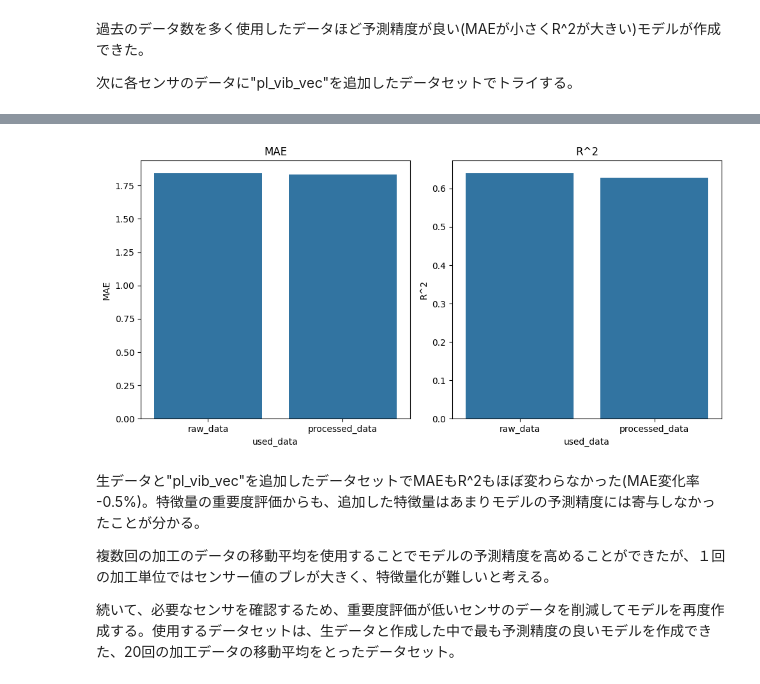
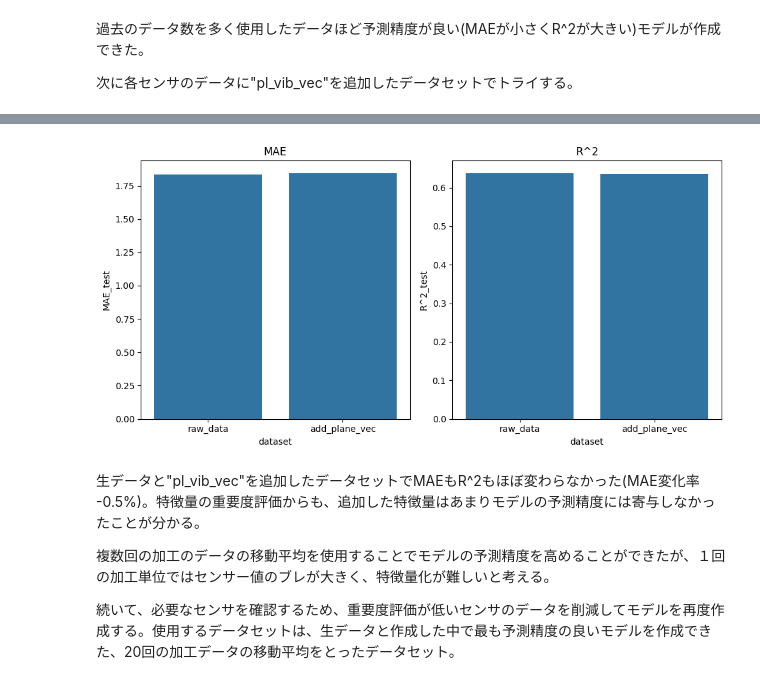
Before and after one commit to kenta-kawahata/manufacturing-data-analysis, a Jupyter notebook: notebooks/modeling.ipynb, the cells around one changed output, grey strips where cells are left out. Drawn from its saved outputs; the diff is of its cells as text; code cells hidden in the pictures.

```diff
--- a/notebooks/modeling(LightGBM).ipynb
+++ b/notebooks/modeling.ipynb
@@ -656,7 +781,7 @@ R^2 train:0.959, R^2 test:0.915
 # %%
 #2行のデータの移動平均を使用したデータでトライ
-path_avg_2 = '../data/processed/mv_avg_2.csv'
-df = pd.read_csv(path_avg_2)
+path_avg2 = '../data/processed/mv_avg_2.csv'
+df = pd.read_csv(path_avg2)
 
 X = df.drop(["tool_wear"], axis=1)
 y = df["tool_wear"]
@@ -676,5 +801,5 @@ model.run()
 best_params = model.best_params
 print("Best params:", best_params)
 
-adjusted_model = model.get_best_booster()
+avg2_model = model.get_best_booster()
 # %% [output]
@@ -823,8 +947,8 @@ plt.tight_layout()
 
 次に各センサのデータに"pl_vib_vec"を追加したデータセットでトライする。
 # %%
-path_processed = '../data/processed/processed_data.csv'
-df = pd.read_csv(path_processed)
+path_pvec = '../data/processed/add_plane_vec.csv'
+df = pd.read_csv(path_pvec)
 
 X = df.drop(["tool_wear"], axis=1)
 y = df["tool_wear"]
@@ -843,5 +967,5 @@ model.run()
 best_params = model.best_params
 print("Best params:", best_params)
 
-adjusted_model = model.get_best_booster()
+add_pvec_model = model.get_best_booster()
 # %% [output]
@@ -953,11 +1077,19 @@ You can set `force_col_wise=true` to remove the overhead.
 # %%
-train_predict = adjusted_model.predict(X_train)
-test_predict = adjusted_model.predict(X_test)
-MAE_train_proc  =mean_absolute_error(y_train, train_predict)
-MAE_test_proc  =mean_absolute_error(y_test, test_predict)
-R2_train_proc = r2_score(y_train, train_predict)
-R2_test_proc = r2_score(y_test, test_predict)
+train_predict = add_pvec_model.predict(X_train)
+test_predict = add_pvec_model.predict(X_test)
+MAE_train  =mean_absolute_error(y_train, train_predict)
+MAE_test  =mean_absolute_error(y_test, test_predict)
+R2_train = r2_score(y_train, train_predict)
+R2_test = r2_score(y_test, test_predict)
+result = {
+    "model":"LightGBM",
+    "dataset":"add_plane_vec",
+    "MAE_train":mean_absolute_error(y_train, train_predict),
+    "MAE_test":mean_absolute_error(y_test, test_predict),
+    "R^2_train":r2_score(y_train, train_predict),
+    "R^2_test":r2_score(y_test, test_predict)
+}
 
-print("MAE train:%.3f, MAE test:%.3f"%(MAE_train_proc, MAE_test_proc))
-print("R^2 train:%.3f, R^2 test:%.3f"%(R2_train_proc, R2_test_proc))
+pprint(result)
+result_list.append(result)
 # %% [output]
@@ -991,20 +1131,22 @@ plt.tight_layout()
 # %%
 #MAEとR^2の推移を表示
-df_con = pd.DataFrame({"MAE":[MAE_test, MAE_test_proc], "R^2":[R2_test, R2_test_proc], "used_data": ["raw_data", "processed_data"]})
+result_df = pd.DataFrame(result_list)
+con_df = pd.concat([result_df[(result_df["model"]=="LightGBM")&(result_df["dataset"]=="raw_data")],
+           result_df[result_df["dataset"]=="add_plane_vec"]])
 
 plt.figure(figsize=(10,5))
 
 plt.subplot(1,2,1)
-sns.barplot(df_con, x='used_data', y='MAE', errorbar=None)
+sns.barplot(con_df, x='dataset', y='MAE_test', errorbar=None)
 plt.title('MAE')
 plt.tight_layout()
 
 plt.subplot(1,2,2)
-sns.barplot(df_con, x='used_data', y='R^2', errorbar=None)
+sns.barplot(con_df, x='dataset', y='R^2_test', errorbar=None)
 plt.title('R^2')
 plt.tight_layout()
 # %% [output]
-[figure, old version]
+[figure, new version]
 # %% [markdown]
 生データと"pl_vib_vec"を追加したデータセットでMAEもR^2もほぼ変わらなかった(MAE変化率 -0.5%)。特徴量の重要度評価からも、追加した特徴量はあまりモデルの予測精度には寄与しなかったことが分かる。
 
```
Also changed, not shown: parts of 33 cells of this notebook, 9 other files.
